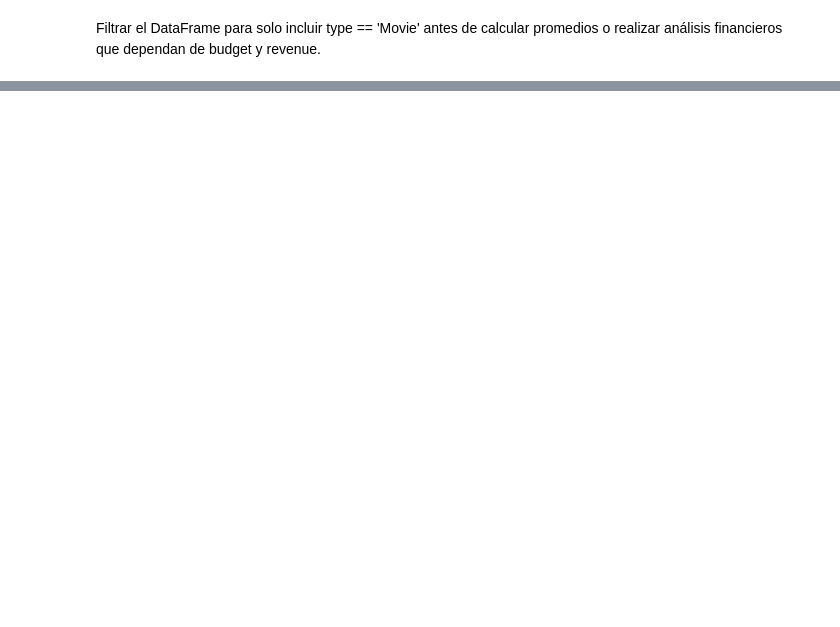
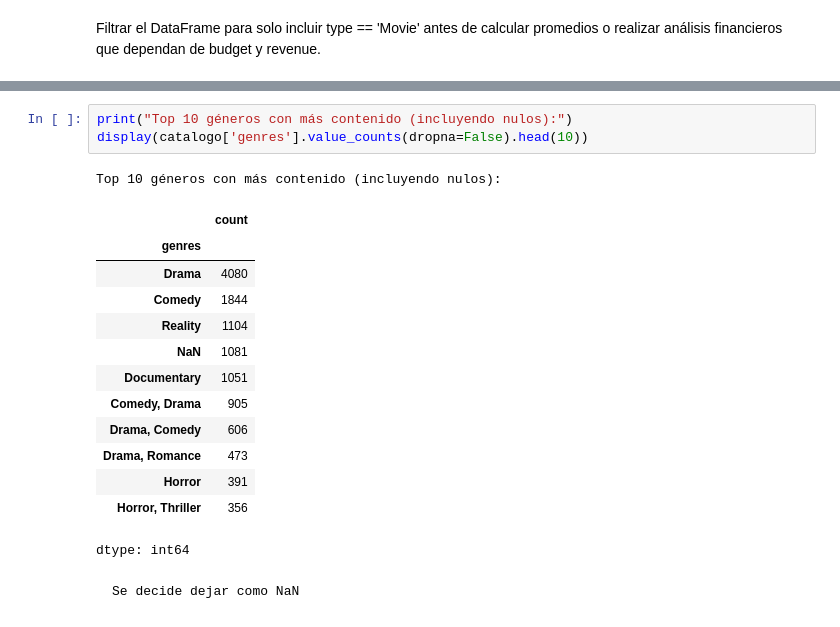
Before and after one commit to MauricioTapia84/visualizacion-de-datos-StreamView-Analytics, a Jupyter notebook: notebooks/01_limpieza_union.ipynb, the cells around one changed output, grey strips where cells are left out. Cells and saved outputs as stored; diff of their text form; blank space fills up the shorter version.

````diff
--- a/notebooks/01_limpieza_union.ipynb
+++ b/notebooks/01_limpieza_union.ipynb
@@ -181,0 +396,23 @@ Filtrar el DataFrame para solo incluir type == 'Movie' antes de calcular promedi
+# %%
+print("Top 10 géneros con más contenido (incluyendo nulos):")
+display(catalogo['genres'].value_counts(dropna=False).head(10))
+# %% [output]
+Top 10 géneros con más contenido (incluyendo nulos):
+|  | count |
+| genres |  |
+| Drama | 4080 |
+| Comedy | 1844 |
+| Reality | 1104 |
+| NaN | 1081 |
+| Documentary | 1051 |
+| Comedy, Drama | 905 |
+| Drama, Comedy | 606 |
+| Drama, Romance | 473 |
+| Horror | 391 |
+| Horror, Thriller | 356 |
+dtype: int64
+# %% [markdown]
+
+```
+Se decide dejar como NaN
+```
````
Also changed, not shown: parts of 75 cells of this notebook.
